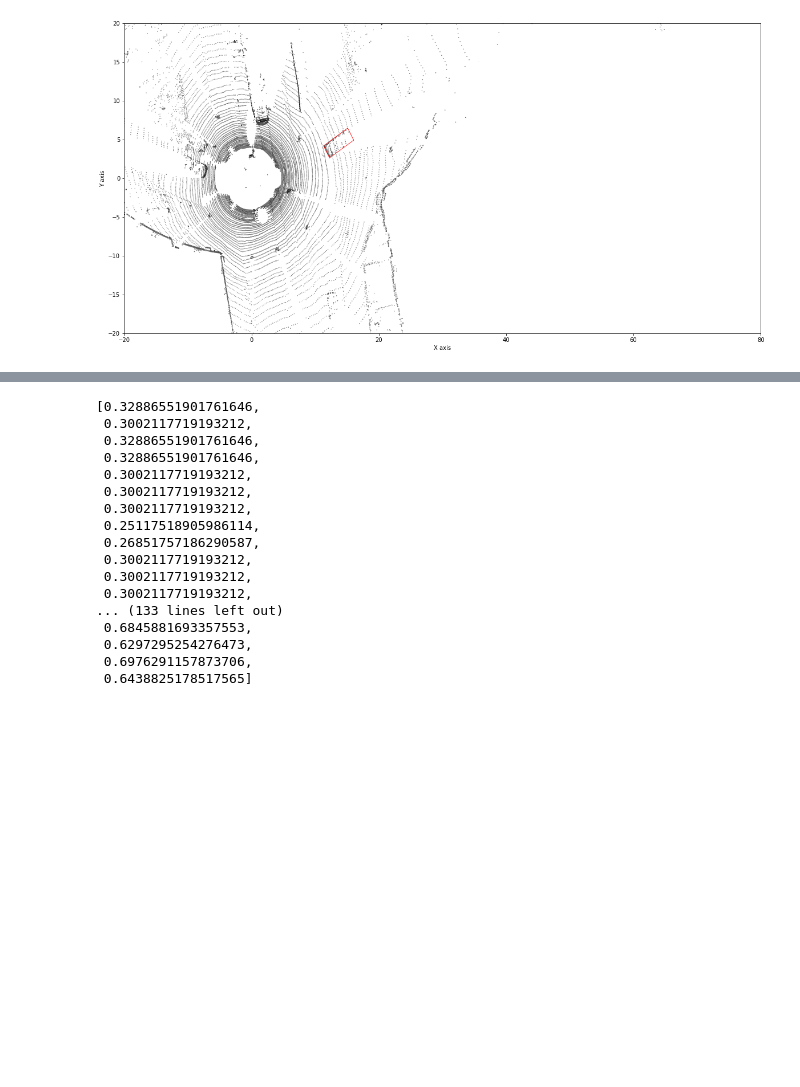
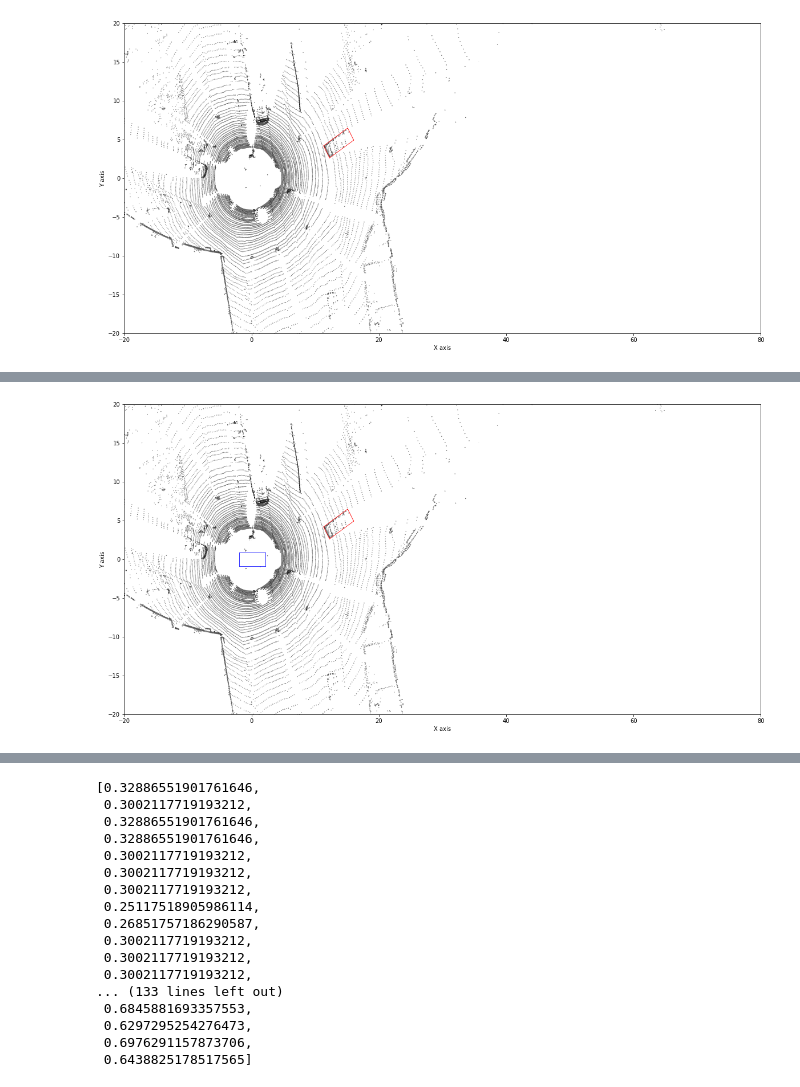
Before and after one commit to leonlee723/chauffeur, a Jupyter notebook: src/sensor_hub/ipynb/plot3d.ipynb, the cells around one changed output, grey strips where cells are left out. Drawn from its saved outputs; the diff is of its cells as text; code cells hidden in the pictures; blank space fills up the shorter version.

```diff
--- a/src/sensor_hub/ipynb/plot3d.ipynb
+++ b/src/sensor_hub/ipynb/plot3d.ipynb
@@ -141,0 +170,7 @@ draw_box(ax, corners_3d_velo, axes=[0,1], color='r')
+# %%
+fig, ax = plt.subplots(figsize=[20 ,10])
+draw_point_cloud(ax, points[::5], axes=[0,1])
+draw_box(ax, corners_3d_velo, axes=[0,1], color='r')
+draw_box(ax, ego_car.T, axes=[0,1], color='b')
+# %% [output]
+[figure, added]
```
Also changed, not shown: parts of 7 cells of this notebook, 3 other files.
